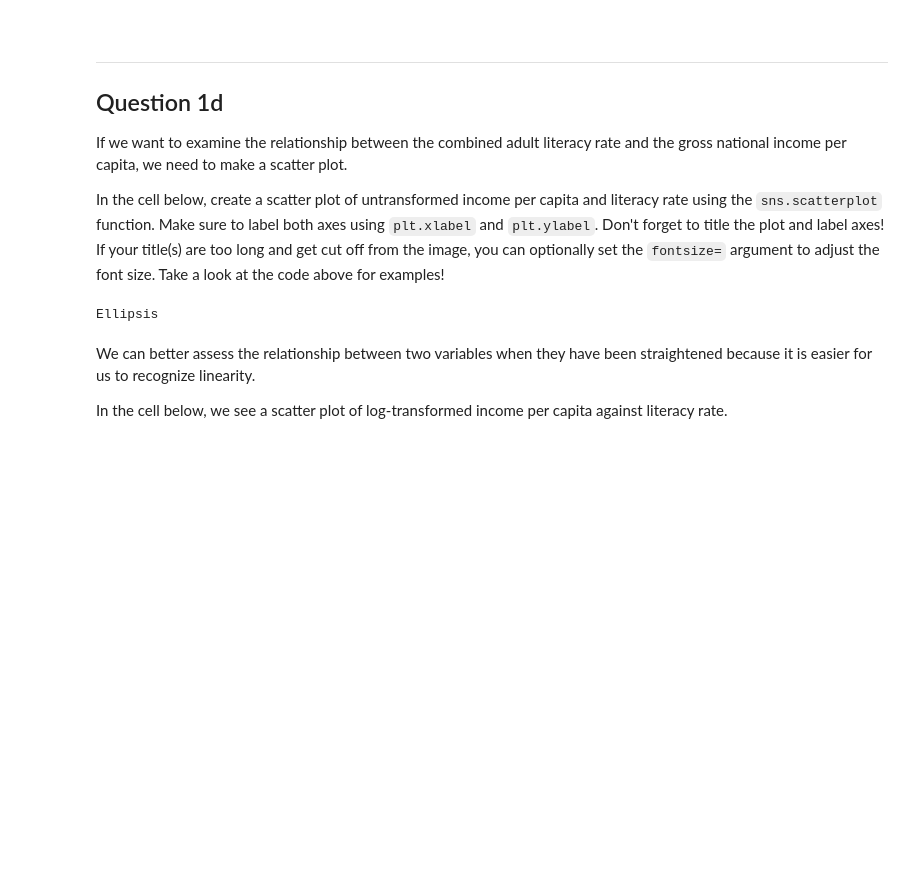
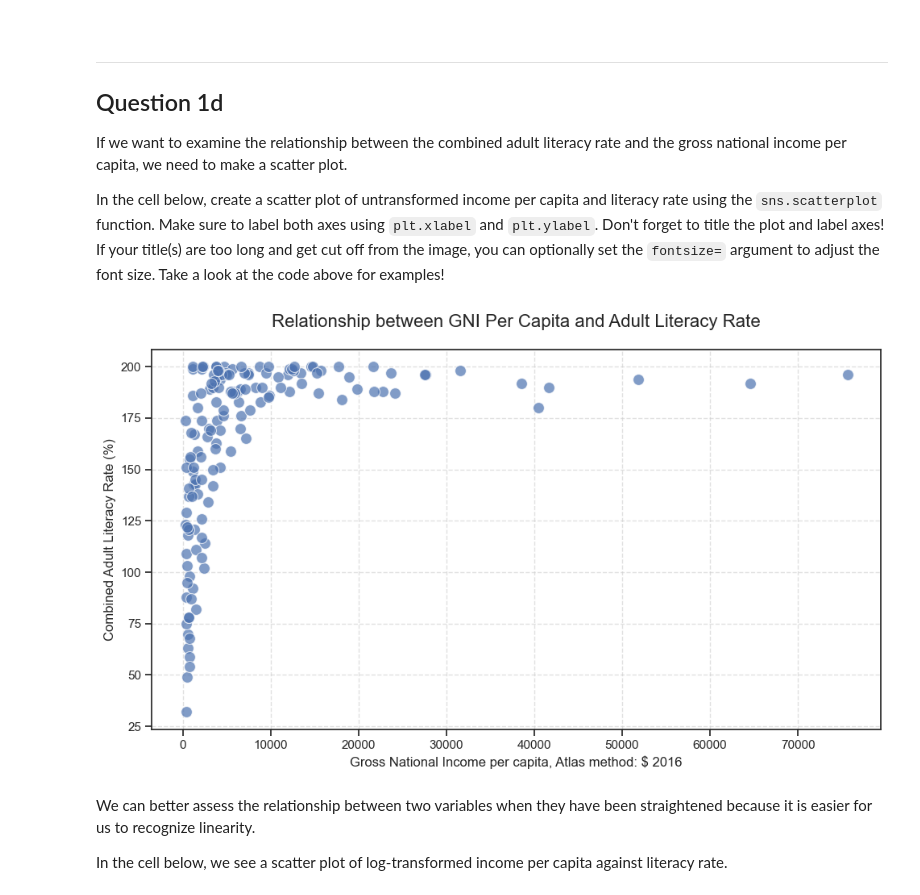
Before and after one commit to RamesTheGeneric/CSCIU459-GROUP-PROJECTS, a Jupyter notebook: A3/A3.ipynb, the cells around one changed output. Saved outputs shown, nothing was run; the diff lists cells and outputs as text; code cells hidden in the pictures; blank space fills up the shorter version.

```diff
--- a/A3/A3.ipynb
+++ b/A3/A3.ipynb
@@ -279,10 +279,18 @@ plt.title('World Bank Combined Adult Literacy Rate (4th power)', pad=30);
 If we want to examine the relationship between the combined adult literacy rate and the gross national income per capita, we need to make a scatter plot.
 
 In the cell below, create a scatter plot of untransformed income per capita and literacy rate using the `sns.scatterplot` function. Make sure to label both axes using `plt.xlabel` and `plt.ylabel`. Don't forget to title the plot and label axes! If your title(s) are too long and get cut off from the image, you can optionally set the `fontsize=` argument to adjust the font size. Take a look at the code above for examples!
-# %%
-...
-# %% [output]
-Ellipsis
+# %%
+sns.set_theme(style="ticks")
+plt.figure(figsize=(10, 6))
+scatter = sns.scatterplot(data=df, x='inc', y='lit', alpha=0.7,edgecolor='w',s=100)
+plt.title('Relationship between GNI Per Capita and Adult Literacy Rate', fontsize=16, pad=20)
+plt.xlabel('Gross National Income per capita, Atlas method: $ 2016', fontsize=12)
+plt.ylabel('Combined Adult Literacy Rate (%)', fontsize=12)
+plt.grid(True, linestyle='--', alpha=0.6)
+plt.tight_layout()
+plt.show()
+# %% [output]
+[figure, added]
 # %% [markdown]
 We can better assess the relationship between two variables when they have been straightened because it is easier for us to recognize linearity.
 
```
Also changed, not shown: parts of 8 cells of this notebook.
